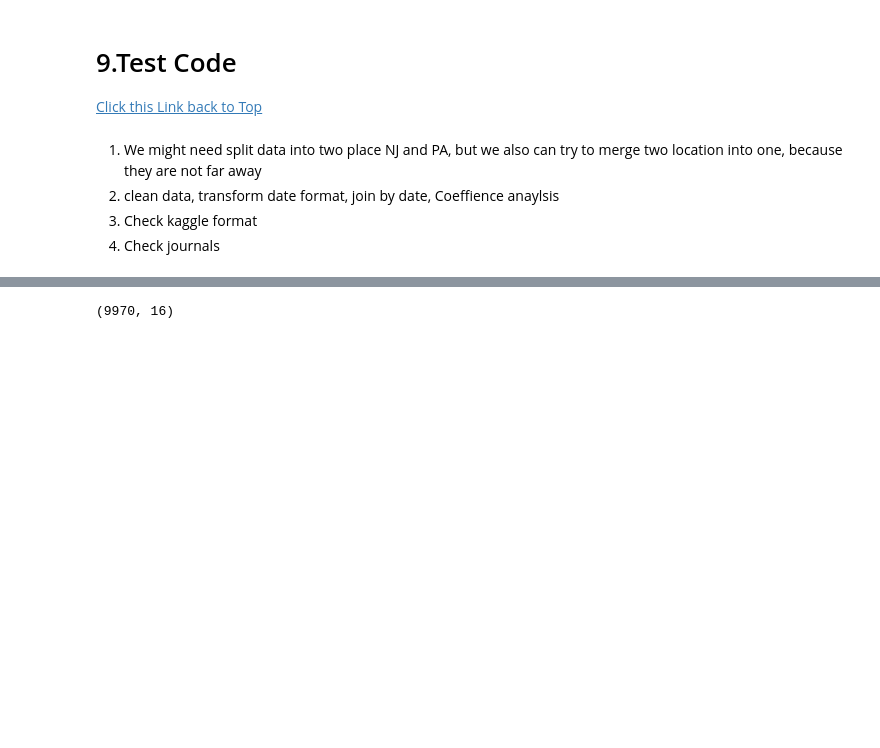
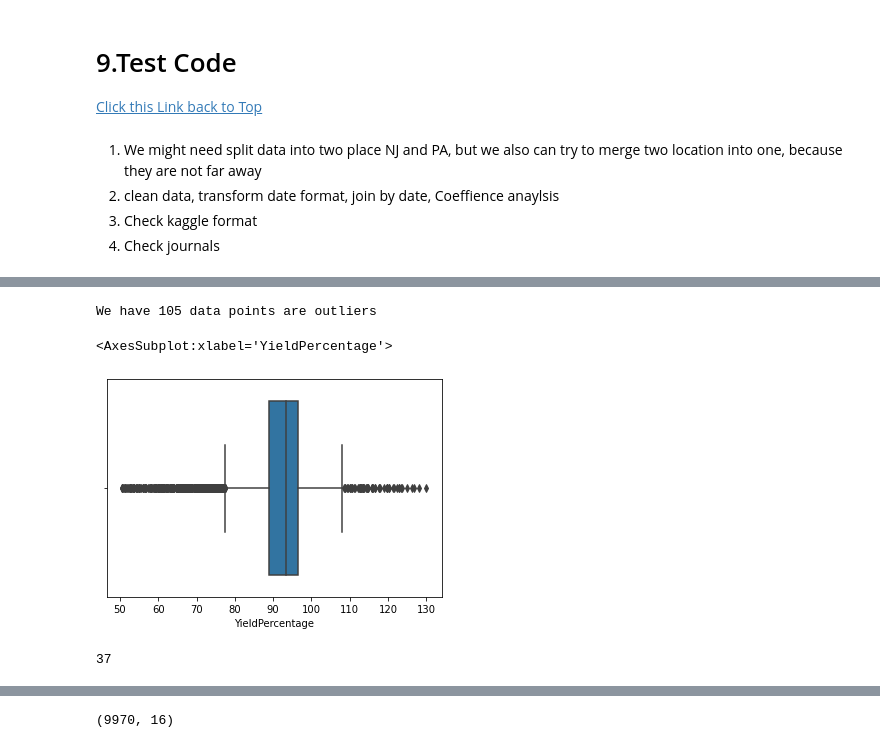
Before and after one commit to L3P3titPrince/Spray_Weather_Forecast, a Jupyter notebook: 21_Weather.ipynb, the cells around one changed output, grey strips where cells are left out. Saved outputs shown, nothing was run; the diff lists cells and outputs as text; code cells hidden in the pictures; blank space fills up the shorter version.

```diff
--- a/21_Weather.ipynb
+++ b/21_Weather.ipynb
@@ -119,10 +118,17 @@ class HyperParamters(object):
         self.TEST = 1
 
         # you can change this root path in this class and import_data() function will search from this root dictionary
-        self.ROOTPATH = 'D:\\OneDrive\\03_Academic\\23_Github\\20_Stevens\\66-MGT-809\\03_data'
+        self.ROOTPATH = 'D:\\OneDrive\\03_Academic\\23_Github\\20_Stevens\\66-MGT-809-A\\03_data'
 
         # assign the column will be dropped in production table
-        self.DROP_COL = ['Bulk Density', 'Moisture Target']
+        # we believe these columns are objective result or not useful features
+        # ['Bulk Density'] is too objective
+        # ['Moisture'] is decided by custome requirement, that might affect drying time
+        # ['Hygroscopicity'] imbalance data distribution
+        self.DROP_COL = ['Bulk Density', 'Moisture','Flow', 'Hygroscopicity']
+        # we use z-score as our defination, If we set threshold as 3, the yeild great than 120% will be eliminate
+        # we also have a np.abs() for smaller outliers, which also affected by this threshold
+        self.YEILD_THRESHOLD = 3
 # %% [markdown]
 <br>
 # %% [markdown]
@@ -370,0 +713,17 @@ KeyError: "['Bulk Density' 'Moisture Target'] not found in axis"
+# %%
+z_score = np.abs(stats.zscore(df_product['YieldPercentage'], nan_policy='omit'))
+# set a z-score threshold, any greater than this value will be eliminate
+z_threshold = 3
+# filter that ooutlier rows in dataframe
+index_outlier = np.where(z_score > z_threshold)
+# print out result
+print('We have {} data points are outliers'.format(len(index_outlier[0])))
+# drop these rows by index
+df_11 = df_product.drop(index_outlier[0])
+# %% [output]
+We have 105 data points are outliers
+# %%
+sns.boxplot(df_11['YieldPercentage'])
+# %% [output]
+<AxesSubplot:xlabel='YieldPercentage'>
+[figure, added]
@@ -370,0 +734,4 @@ KeyError: "['Bulk Density' 'Moisture Target'] not found in axis"
+# %%
+len(index_2[0])
+# %% [output]
+37
```
Also changed, not shown: parts of 82 cells of this notebook.
